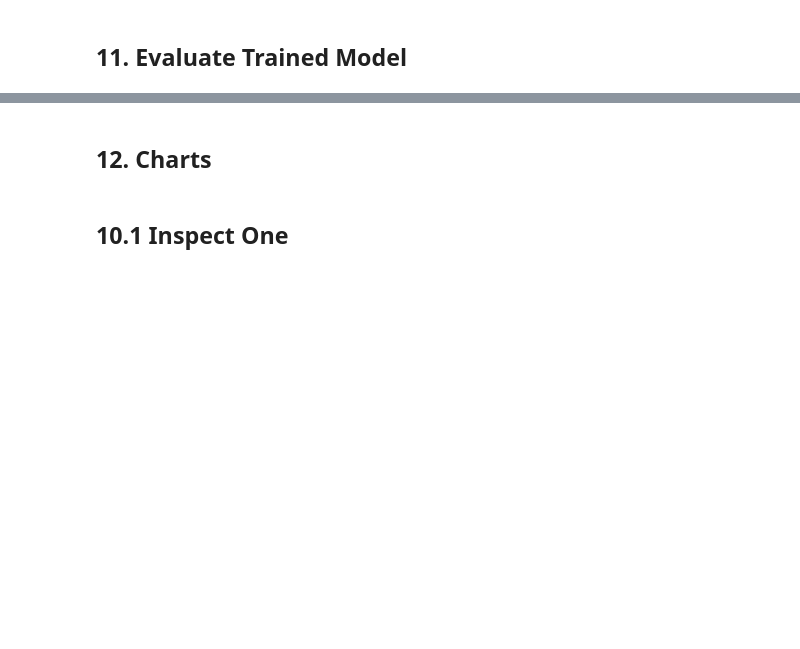
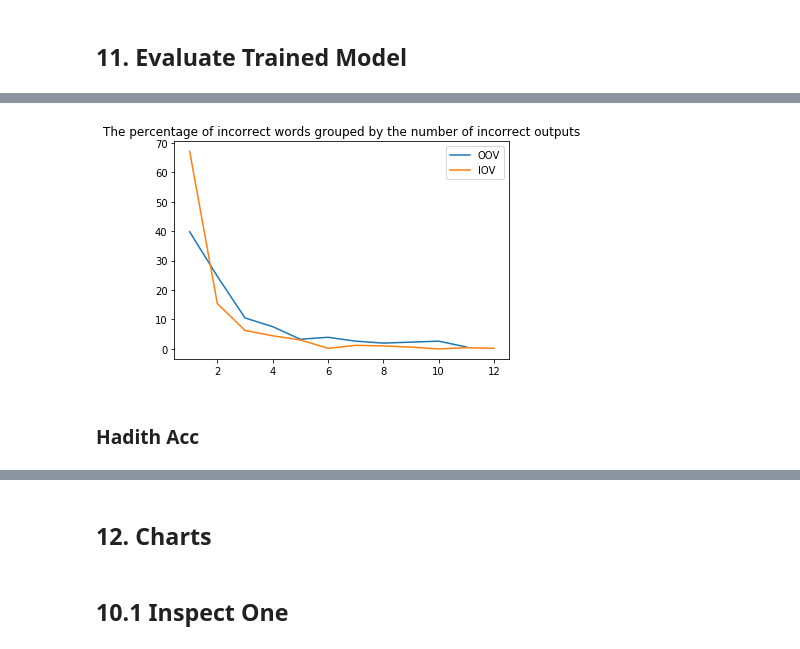
Before and after one commit to aosaimy/sawaref-rnn, a Jupyter notebook: Fullv4.5-ENCH.ipynb, the cells around one changed output, grey strips where cells are left out. Cells and saved outputs as stored; diff of their text form; code cells hidden in the pictures; blank space fills up the shorter version.

```diff
--- a/Fullv4.5-ENCH.ipynb
+++ b/Fullv4.5-ENCH.ipynb
@@ -1374,0 +1830,4 @@ if not e.LOAD_MODEL:
+# %%
+x = result[("inputs","OOV")].value_counts()
+print(x)
+print("The OOV percentage= ", x[True] / (x[False]+x[True]))
@@ -1474,3 +2028,28 @@ plt.show()
+# %%
+%matplotlib inline
+def noWordsVsNoErrors(df):
+    x = len(df.columns) - df.astype(int).sum(axis=1).values
+    xx = np.extract(x!=0, x)
+    xxx = np.bincount(xx) / len(xx) * 100
+#     print(xxx)
+    return xxx
+
+xxx = [noWordsVsNoErrors(result.drop('QAupos',axis=1).filter(regex="acc"))[1:]]
+xxx = {
+    "OOV":noWordsVsNoErrors(result[result["inputs","OOV"]==True].drop('QAupos',axis=1).filter(regex="acc"))[1:],
+    "IOV":noWordsVsNoErrors(result[result["inputs","OOV"]==False].drop('QAupos',axis=1).filter(regex="acc"))[1:],
+#     "All":noWordsVsNoErrors(result.drop('QAupos',axis=1).filter(regex="acc"))[1:],
+}
+import matplotlib.pyplot as plt
+for x in xxx:
+    plt.plot(range(1,len(xxx[x])+1), xxx[x])
+plt.legend(xxx.keys(), loc='upper right')
+plt.title("The percentage of incorrect words grouped by the number of incorrect outputs")
+plt.savefig('plots/noWordsVsNoErrors' +
+            e.NAME + "_{}".format(e.thedate) + '.png')
+plt.show()
+# %% [output]
+[figure, added]
 # %%
 result.replace("(/-1)+", "", regex=True).replace(True, "").to_excel(e.writer,'results_test')
 e.writer.save()
@@ -1484,6 +2063,8 @@ if e.NAME not in results:
     results[e.NAME] = {}
 # %%
 results[e.NAME]["results_val"]=result
+# %% [markdown]
+### Hadith Acc
 # %%
 # del accuracies
 try:
```
Also changed, not shown: parts of 110 cells of this notebook, 5 other files.
